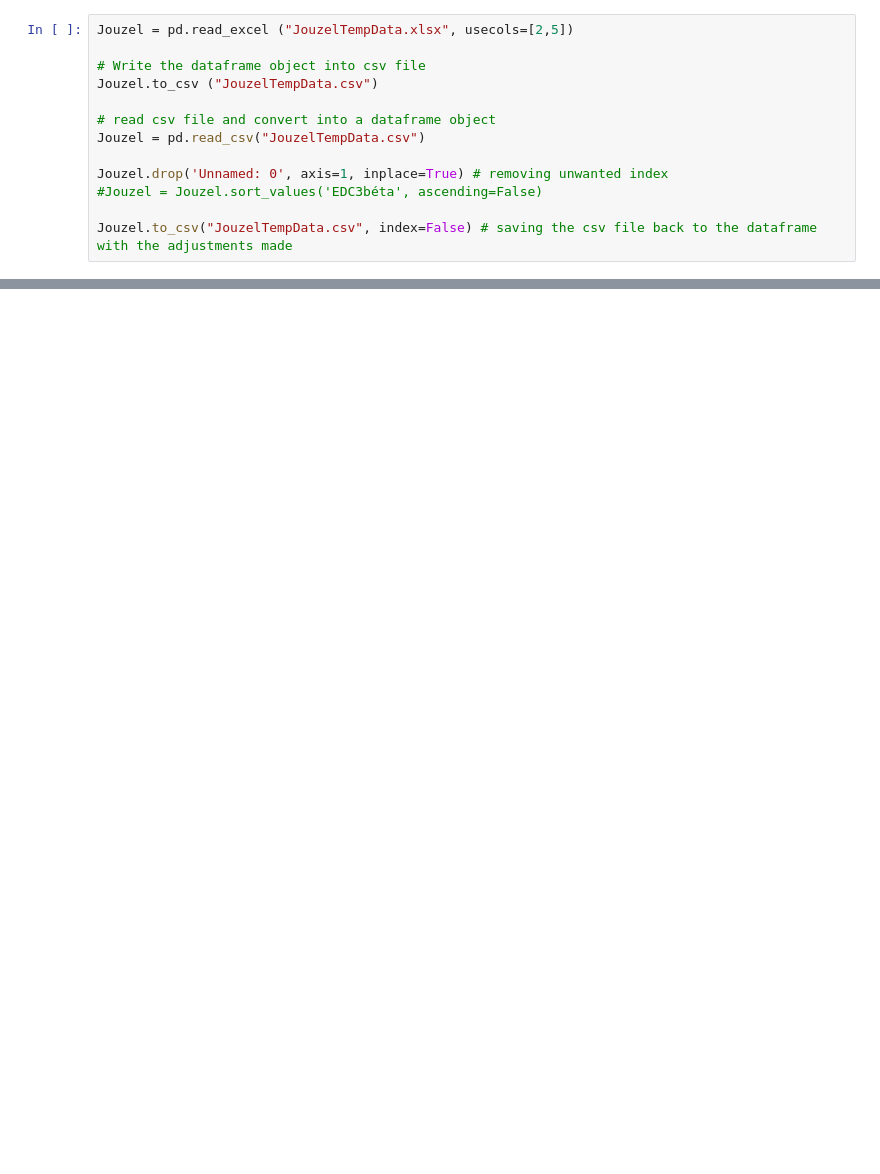
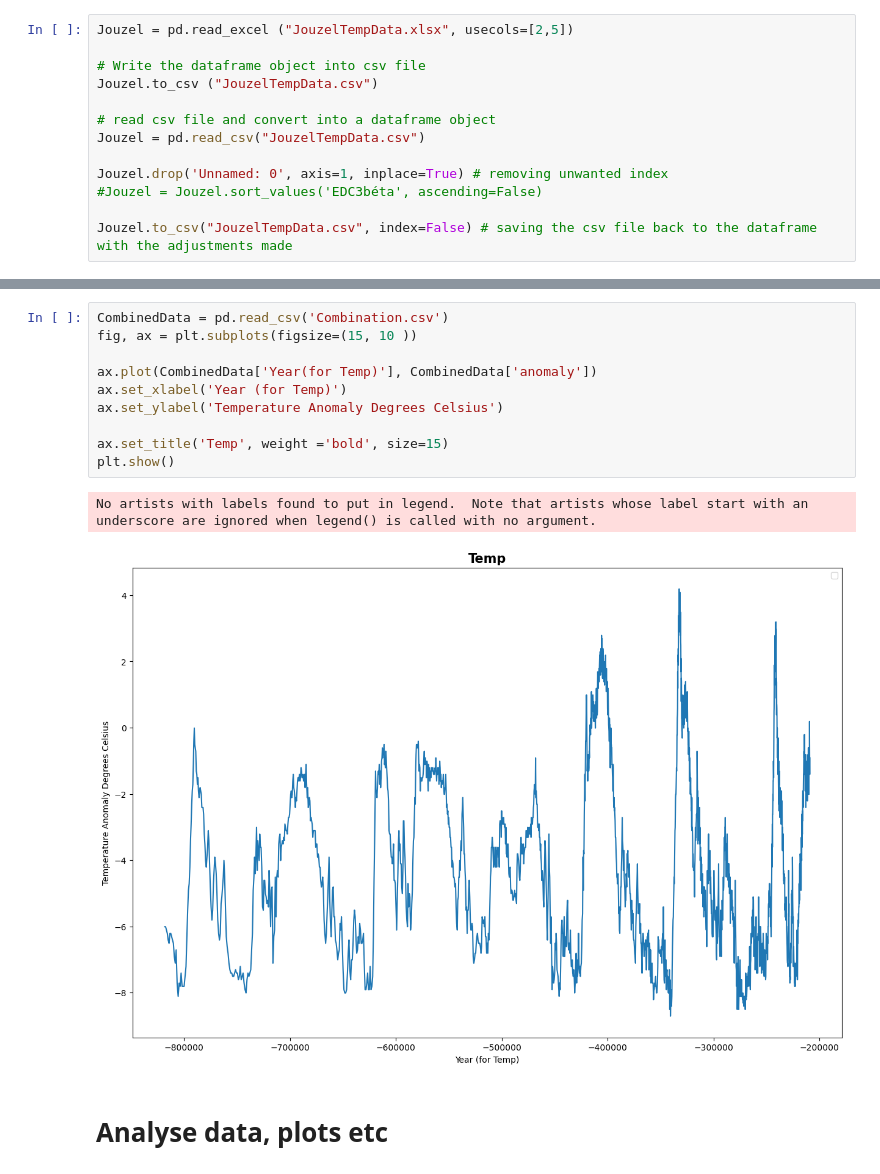
Before and after one commit to rebeccaf1918/Programming-for-Da-Project2, a Jupyter notebook: Project.ipynb, the cells around one changed output, grey strips where cells are left out. Saved outputs shown, nothing was run; the diff lists cells and outputs as text; blank space fills up the shorter version.

```diff
--- a/Project.ipynb
+++ b/Project.ipynb
@@ -139,0 +187,15 @@ with open('JouzelTempData.csv', 'a', newline="") as file:
+# %%
+CombinedData = pd.read_csv('Combination.csv')
+fig, ax = plt.subplots(figsize=(15, 10 ))
+
+ax.plot(CombinedData['Year(for Temp)'], CombinedData['anomaly'])
+ax.set_xlabel('Year (for Temp)')
+ax.set_ylabel('Temperature Anomaly Degrees Celsius')
+
+ax.set_title('Temp', weight ='bold', size=15)
+plt.show()
+# %% [output]
+No artists with labels found to put in legend.  Note that artists whose label start with an underscore are ignored when legend() is called with no argument.
+[figure, added]
+# %% [markdown]
+# Analyse data, plots etc
```
Also changed, not shown: parts of 14 cells of this notebook, 7 other files.
